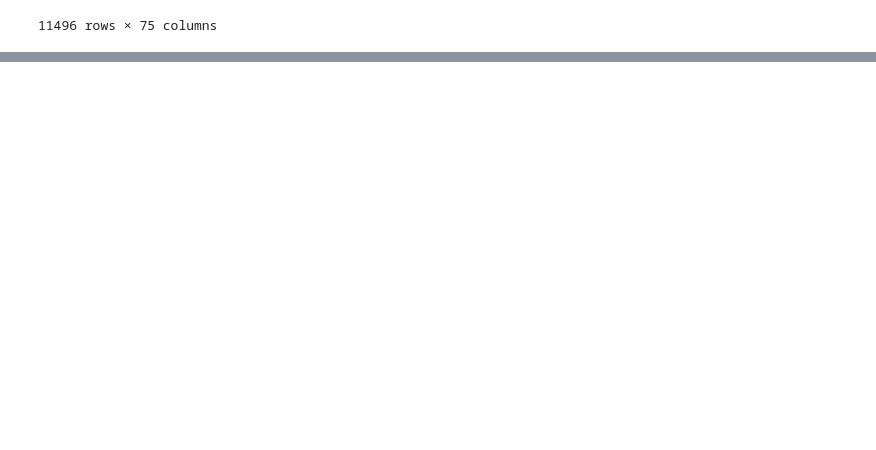
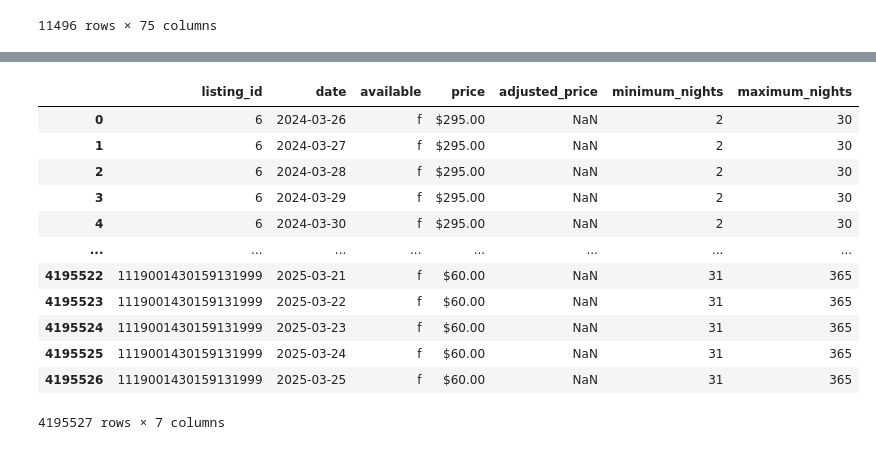
Before and after one commit to elliekwang/final_proj, a Jupyter notebook: airbnb.ipynb, the cells around one changed output, grey strips where cells are left out. Cells and saved outputs as stored; diff of their text form; code cells hidden in the pictures; blank space fills up the shorter version.

```diff
--- a/airbnb.ipynb
+++ b/airbnb.ipynb
@@ -150,0 +167,17 @@ detailed_listings
+# %%
+calendar = pd.read_csv('calendar (1).csv.gz', compression = 'gzip', dtype=str)
+calendar
+# %% [output]
+|  | listing_id | date | available | price | adjusted_price | minimum_nights | maximum_nights |
+| 0 | 6 | 2024-03-26 | f | $295.00 | NaN | 2 | 30 |
+| 1 | 6 | 2024-03-27 | f | $295.00 | NaN | 2 | 30 |
+| 2 | 6 | 2024-03-28 | f | $295.00 | NaN | 2 | 30 |
+| 3 | 6 | 2024-03-29 | f | $295.00 | NaN | 2 | 30 |
+| 4 | 6 | 2024-03-30 | f | $295.00 | NaN | 2 | 30 |
+| ... | ... | ... | ... | ... | ... | ... | ... |
+| 4195522 | 1119001430159131999 | 2025-03-21 | f | $60.00 | NaN | 31 | 365 |
+| 4195523 | 1119001430159131999 | 2025-03-22 | f | $60.00 | NaN | 31 | 365 |
+| 4195524 | 1119001430159131999 | 2025-03-23 | f | $60.00 | NaN | 31 | 365 |
+| 4195525 | 1119001430159131999 | 2025-03-24 | f | $60.00 | NaN | 31 | 365 |
+| 4195526 | 1119001430159131999 | 2025-03-25 | f | $60.00 | NaN | 31 | 365 |
+4195527 rows × 7 columns
```
Also changed, not shown: parts of 3 cells of this notebook, 1 other file.
